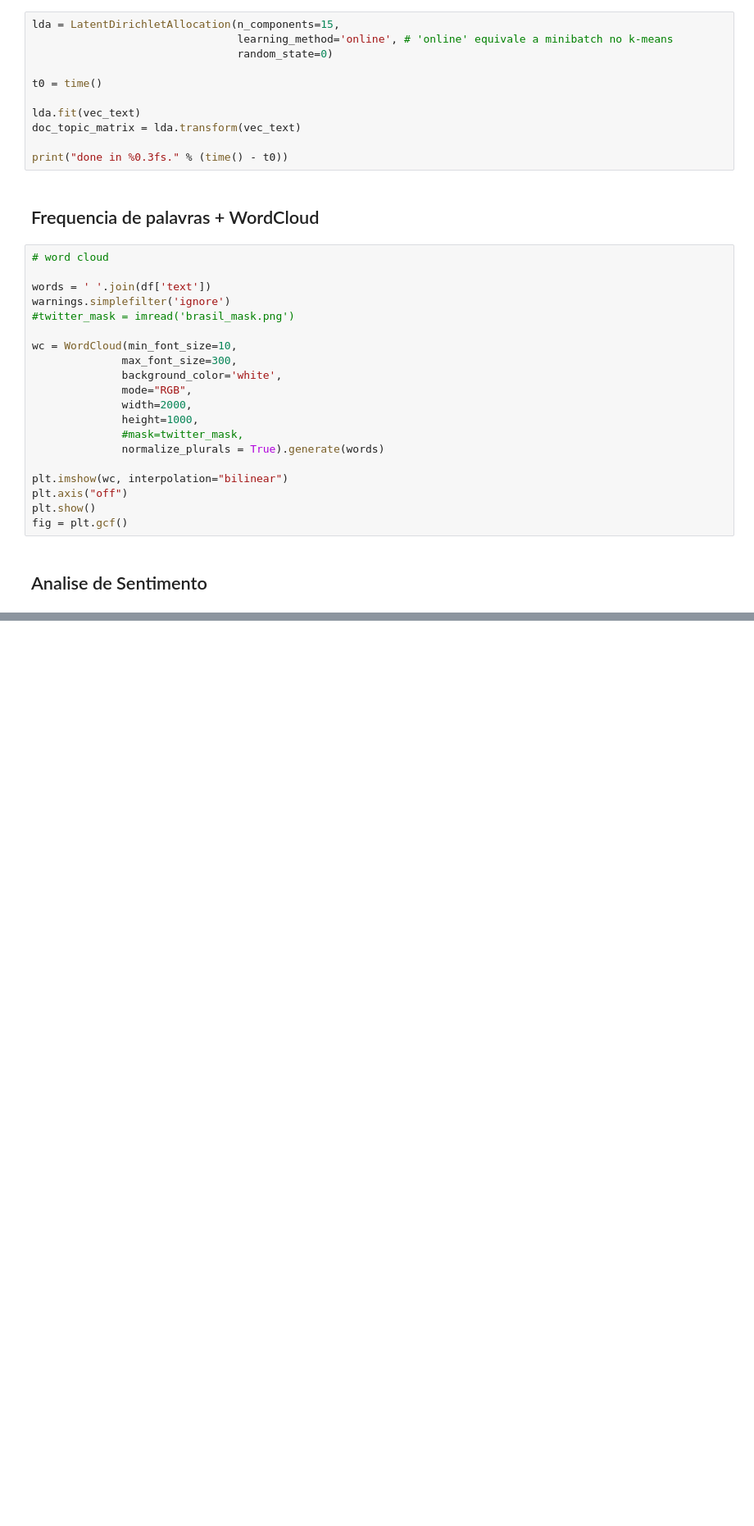
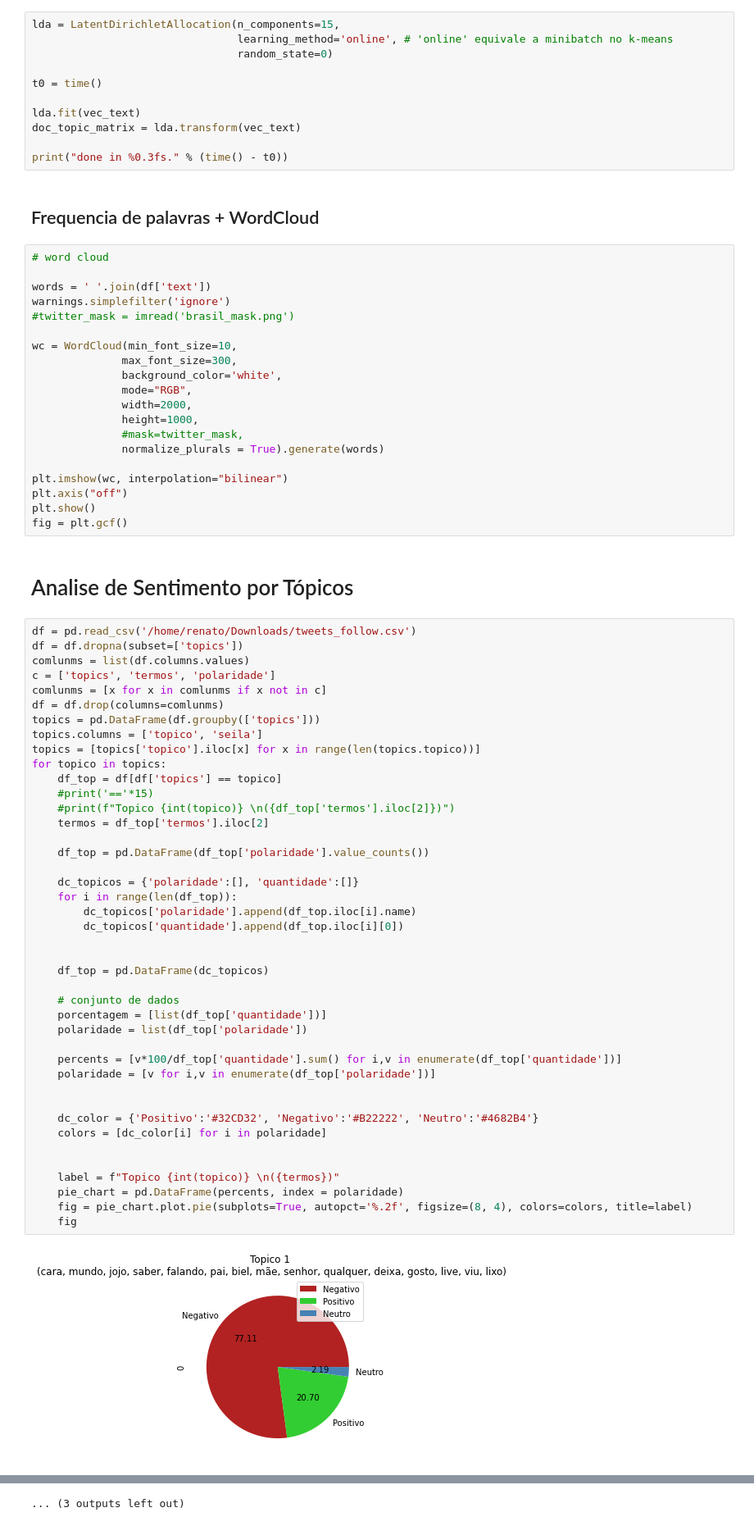
Before and after one commit to Renatolopo/MonitorNoticia, a Jupyter notebook: notebook/geral1.ipynb, the cells around one changed output, grey strips where cells are left out. Shown: that part at 82% size. Drawn from its saved outputs; the diff is of its cells as text; blank space fills up the shorter version.

```diff
--- a/notebook/geral1.ipynb
+++ b/notebook/geral1.ipynb
@@ -224,4 +223,48 @@ plt.axis("off")
 plt.show()
 fig = plt.gcf()
 # %% [markdown]
-## Analise de Sentimento
+# Analise de Sentimento por Tópicos
+# %%
+df = pd.read_csv('/home/renato/Downloads/tweets_follow.csv')
+df = df.dropna(subset=['topics'])
+comlunms = list(df.columns.values)
+c = ['topics', 'termos', 'polaridade']
+comlunms = [x for x in comlunms if x not in c]
+df = df.drop(columns=comlunms)
+topics = pd.DataFrame(df.groupby(['topics']))
+topics.columns = ['topico', 'seila']
+topics = [topics['topico'].iloc[x] for x in range(len(topics.topico))]
+for topico in topics:
+    df_top = df[df['topics'] == topico]
+    #print('=='*15)
+    #print(f"Topico {int(topico)} \n({df_top['termos'].iloc[2]})")
+    termos = df_top['termos'].iloc[2]
+
+    df_top = pd.DataFrame(df_top['polaridade'].value_counts())
+
+    dc_topicos = {'polaridade':[], 'quantidade':[]}
+    for i in range(len(df_top)):
+        dc_topicos['polaridade'].append(df_top.iloc[i].name)
+        dc_topicos['quantidade'].append(df_top.iloc[i][0])
+
+
+    df_top = pd.DataFrame(dc_topicos)
+
+    # conjunto de dados
+    porcentagem = [list(df_top['quantidade'])]
+    polaridade = list(df_top['polaridade'])
+
+    percents = [v*100/df_top['quantidade'].sum() for i,v in enumerate(df_top['quantidade'])]
+    polaridade = [v for i,v in enumerate(df_top['polaridade'])]
+
+
+    dc_color = {'Positivo':'#32CD32', 'Negativo':'#B22222', 'Neutro':'#4682B4'}
+    colors = [dc_color[i] for i in polaridade]
+
+
+    label = f"Topico {int(topico)} \n({termos})"
+    pie_chart = pd.DataFrame(percents, index = polaridade)
+    fig = pie_chart.plot.pie(subplots=True, autopct='%.2f', figsize=(8, 4), colors=colors, title=label)
+    fig
+# %% [output]
+[figure, added]
@@ -227,0 +282 @@ fig = plt.gcf()
+... (3 outputs left out)
```
Also changed, not shown: parts of 2 cells of this notebook.
